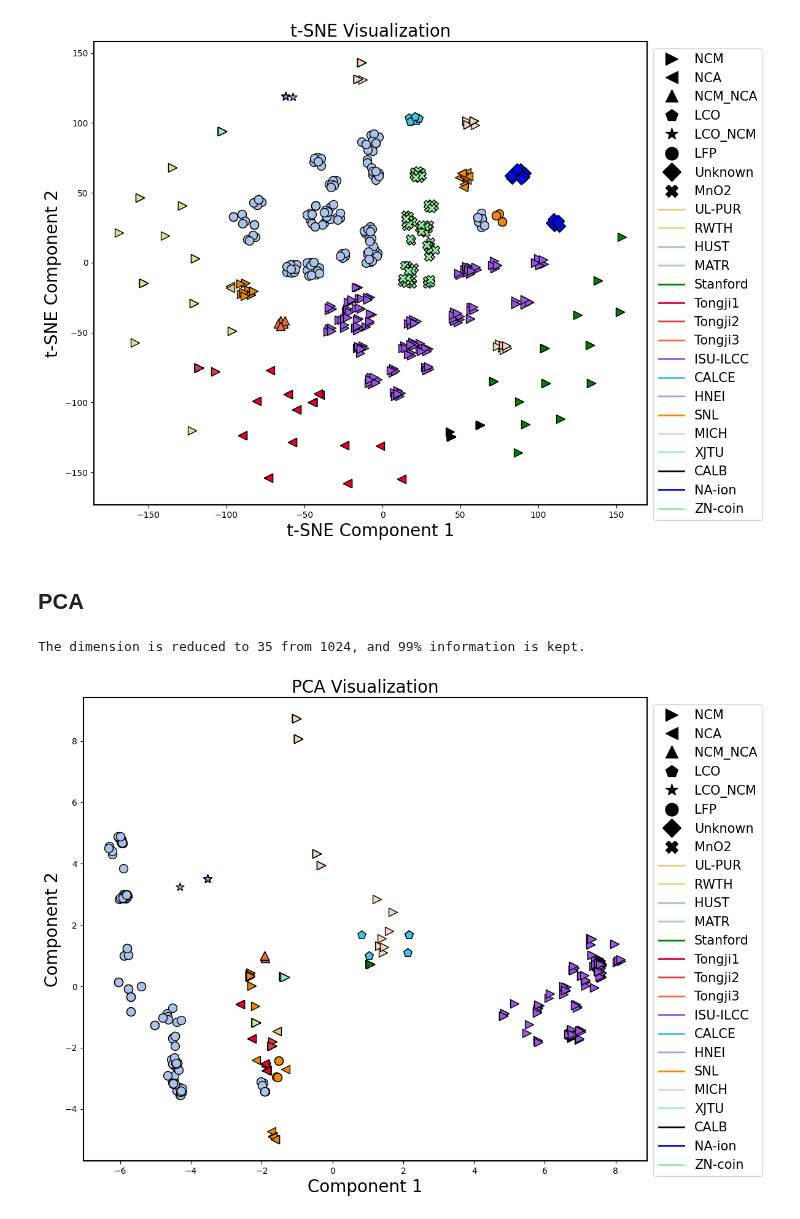
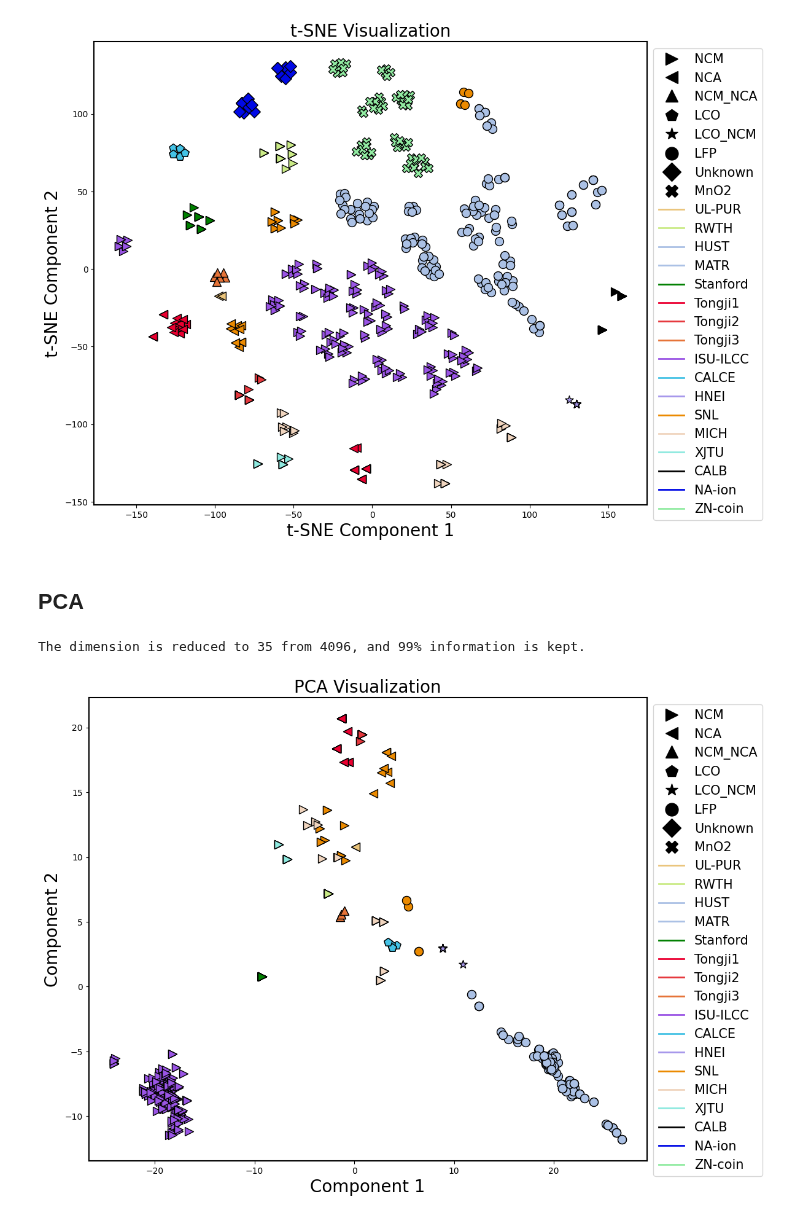
Before and after one commit to Ruifeng-Tan/PBT, a Jupyter notebook: visualize_precomputed_embeddings.ipynb, the cells around one changed output. Drawn from its saved outputs; the diff is of its cells as text; code cells hidden in the pictures.

Commit message:
update model

```diff
--- a/visualize_precomputed_embeddings.ipynb
+++ b/visualize_precomputed_embeddings.ipynb
@@ -51,7 +51,7 @@ def set_draft_fig(fig):
 def array_in_list(arr, list_of_arrays):
     return any(np.array_equal(arr, existing_arr) for existing_arr in list_of_arrays)
 
-model_name = 'Qwen3_0.6B' # ['Qwen3_0.6B', 'Qwen3_8B']
+model_name = 'Qwen3_8B' # ['Qwen3_0.6B', 'Qwen3_8B']
 data_path = f'/data/trf/python_works/BatteryLife/dataset/training_DKP_embed_all_{model_name}.pkl'
 data = pickle.load(open(data_path, 'rb'))
 tmp_total_features = np.array(list(data.values())).squeeze(1)
@@ -107,39 +107,39 @@ dataset_color = {
 
 appear_cathodeNames = []
 for i in range(len(tmp_total_features)):
     if cathode_names[i] not in appear_cathodeNames:
         plt.scatter(tsne_results[i, 0], tsne_results[i, 1],
                     c=dataset_color[dataset_names[i]],  # Color by cluster label
                     marker=dataset_shape_map[cathode_names[i]],  # Shape by dataset name
                      s=100, edgecolor='k', label=cathode_names[i])
     else:
         plt.scatter(tsne_results[i, 0], tsne_results[i, 1],
                     c=dataset_color[dataset_names[i]],  # Color by cluster label
                     marker=dataset_shape_map[cathode_names[i]],  # Shape by dataset name
                     s=100, edgecolor='k')
     appear_cathodeNames.append(cathode_names[i])
 
 # Add labels and title
 plt.title("t-SNE Visualization", fontsize=20)
 plt.xlabel("t-SNE Component 1", fontsize=20)
 plt.ylabel("t-SNE Component 2", fontsize=20)
 
 # Custom legend for cluster shapes only (no color distinction)
 legend_shapes = [Line2D([], [], marker=shape, color='black', linestyle='None', markersize=15, label=name) for name, shape in dataset_shape_map.items()]
 legend_colors = [Line2D([], [], marker='None', color=color, linestyle='-', markersize=15, label=name, lw=2) for name, color in dataset_color.items()]
 plt.legend(loc='upper left', bbox_to_anchor=(1.0, 1), fontsize=15, handles=legend_shapes+legend_colors)
 
 set_ax_linewidth(plt.gca())
 fig.tight_layout()
 plt.savefig('./figures/t-SNE_clustering.jpg', dpi=600, bbox_inches='tight')
 plt.show()
 # %% [output]
-[figure, old version]
+[figure, new version]
 # %% [markdown]
 ## PCA
 # %%
 seed = 2021 # 2021, 42 ,2024
-n_components = 35
+n_components = 0.99
 # model_name = 'Qwen3_8B'
 pretraining_cell_names = [i.split('.pkl')[0] for i in split_recorder.MIX_large_train_files]
 
@@ -266,5 +266,5 @@ fig.tight_layout()
 # plt.savefig('./figures/t-SNE_clustering.jpg', dpi=600, bbox_inches='tight')
 plt.show()
 # %% [output]
-The dimension is reduced to 35 from 1024, and 99% information is kept.
+The dimension is reduced to 35 from 4096, and 99% information is kept.
-[figure, old version]
+[figure, new version]
```
Also changed, not shown: 2 other files.
